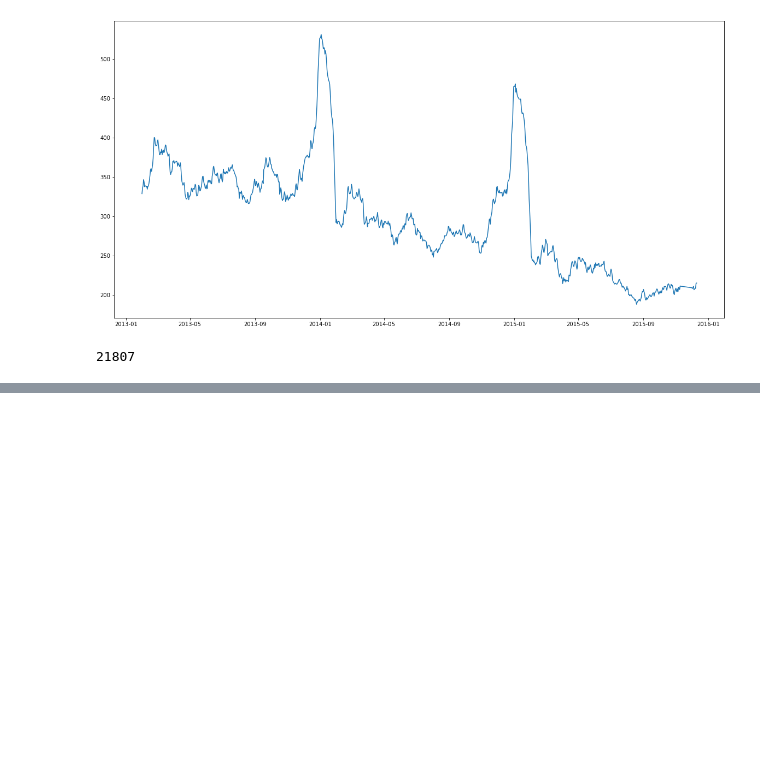
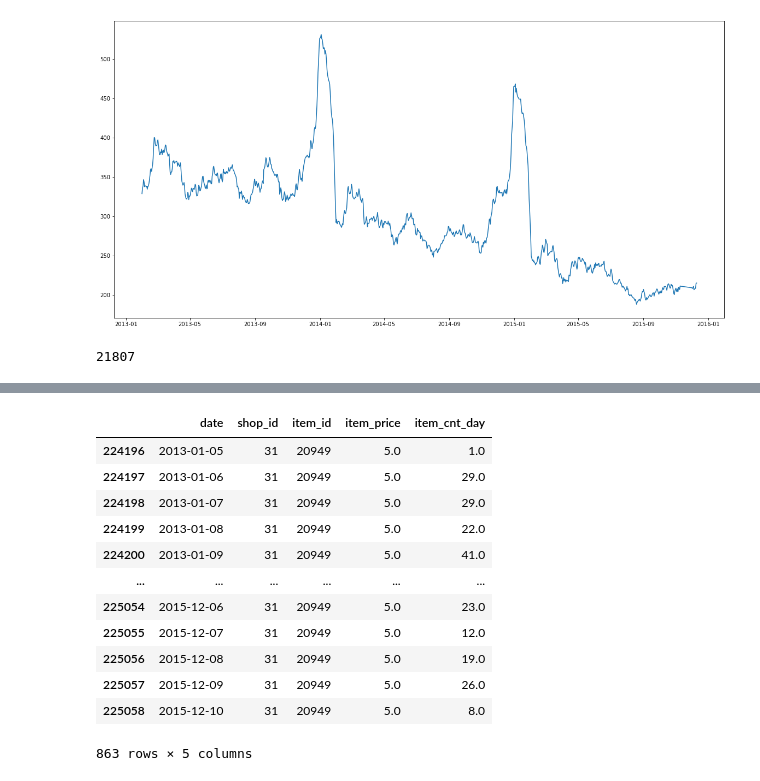
Before and after one commit to BorisBorisov33/Machine-Learning-Softuni, a Jupyter notebook: intro_to_timeseries/main_notebook.ipynb, the cells around one changed output, grey strips where cells are left out. Saved outputs shown, nothing was run; the diff lists cells and outputs as text; code cells hidden in the pictures; blank space fills up the shorter version.

```diff
--- a/intro_to_timeseries/main_notebook.ipynb
+++ b/intro_to_timeseries/main_notebook.ipynb
@@ -372,0 +394,16 @@ sales.item_id.nunique() #high cardinality
+# %%
+shop_31_item_20949
+# %% [output]
+|  | date | shop_id | item_id | item_price | item_cnt_day |
+| 224196 | 2013-01-05 | 31 | 20949 | 5.0 | 1.0 |
+| 224197 | 2013-01-06 | 31 | 20949 | 5.0 | 29.0 |
+| 224198 | 2013-01-07 | 31 | 20949 | 5.0 | 29.0 |
+| 224199 | 2013-01-08 | 31 | 20949 | 5.0 | 22.0 |
+| 224200 | 2013-01-09 | 31 | 20949 | 5.0 | 41.0 |
+| ... | ... | ... | ... | ... | ... |
+| 225054 | 2015-12-06 | 31 | 20949 | 5.0 | 23.0 |
+| 225055 | 2015-12-07 | 31 | 20949 | 5.0 | 12.0 |
+| 225056 | 2015-12-08 | 31 | 20949 | 5.0 | 19.0 |
+| 225057 | 2015-12-09 | 31 | 20949 | 5.0 | 26.0 |
+| 225058 | 2015-12-10 | 31 | 20949 | 5.0 | 8.0 |
+863 rows × 5 columns
```
Also changed, not shown: parts of 6 cells of this notebook.
